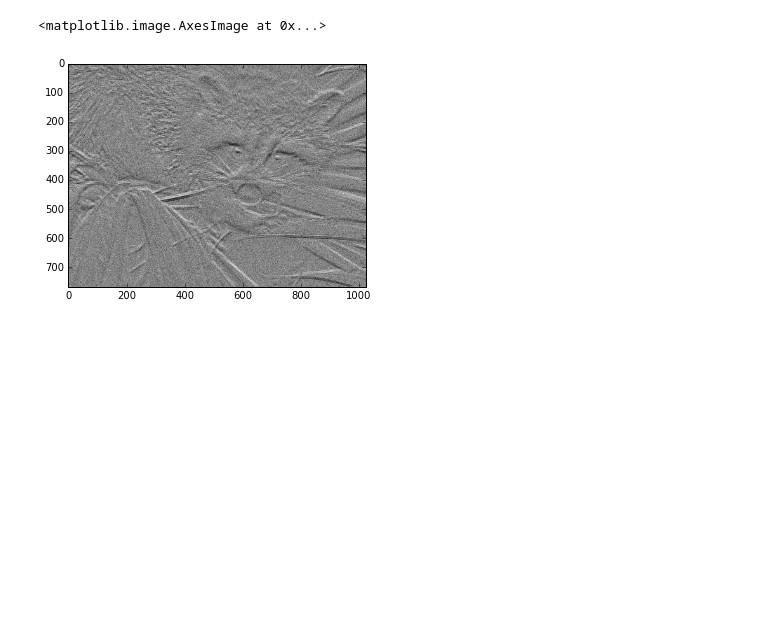
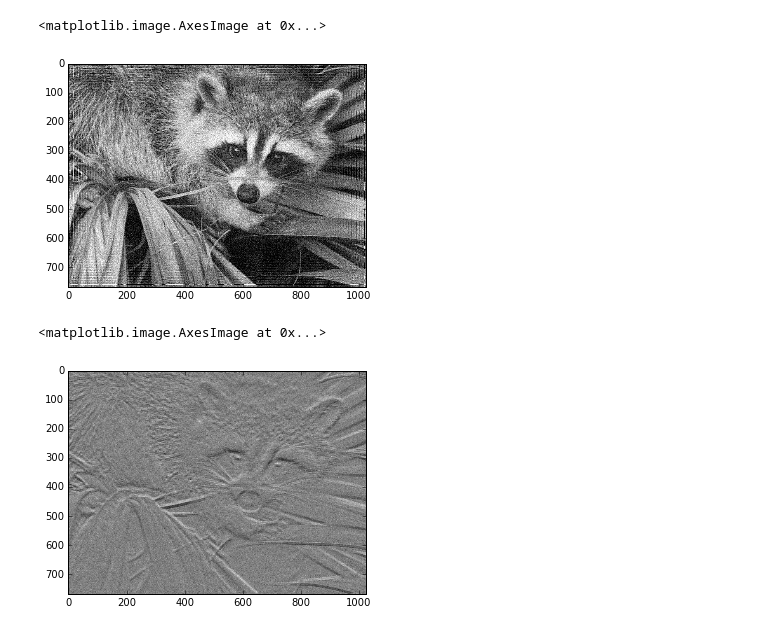
Before and after one commit to ygu2009/ImageProcessing, a Jupyter notebook: ImageRestoration.ipynb, the cells around one changed output. Drawn from its saved outputs; the diff is of its cells as text; code cells hidden in the pictures; blank space fills up the shorter version.

```diff
--- a/ImageRestoration.ipynb
+++ b/ImageRestoration.ipynb
@@ -26,3 +43,17 @@ plt.imshow(Bn, cmap=plt.cm.gray)
+# %%
+# Wiener Deconvolution
+# Definition and Derivation: https://en.wikipedia.org/wiki/Wiener_deconvolution
+from scipy import fftpack
+H=np.fft.fft2(K, s=[M,N])
+F=np.fft.fft2(Bn)
+NSR=1.0/1000.0  # noise-to-signal ratio
+
+G=np.conjugate(H)/((abs(H))**2+NSR)
+wienerDecon=(np.fft.ifft2(F*G)).real
+plt.imshow(wienerDecon,cmap = plt.get_cmap('gray'), vmin = 0, vmax = 255)
+# %% [output]
+<matplotlib.image.AxesImage at 0x...>
+[figure, added]
 # %%
 # calculate the gradient of 2D image
 def grad(u):
```
Also changed, not shown: parts of 4 cells of this notebook.
